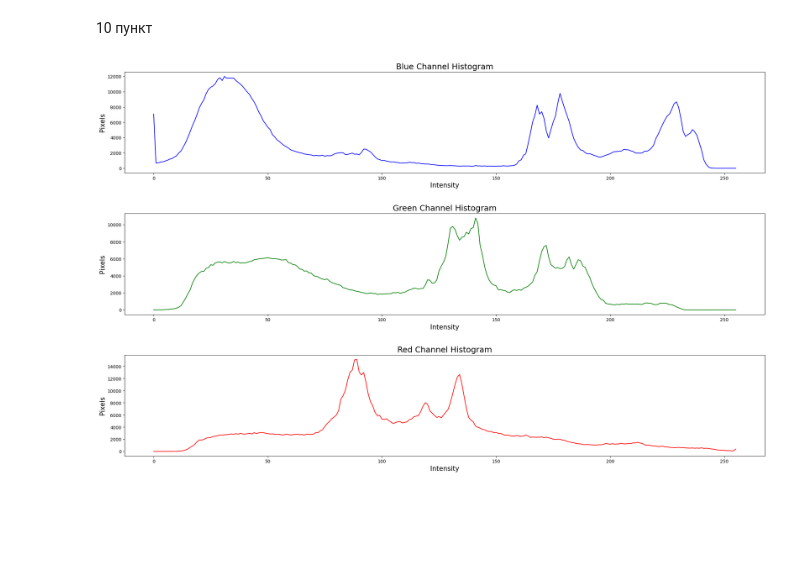
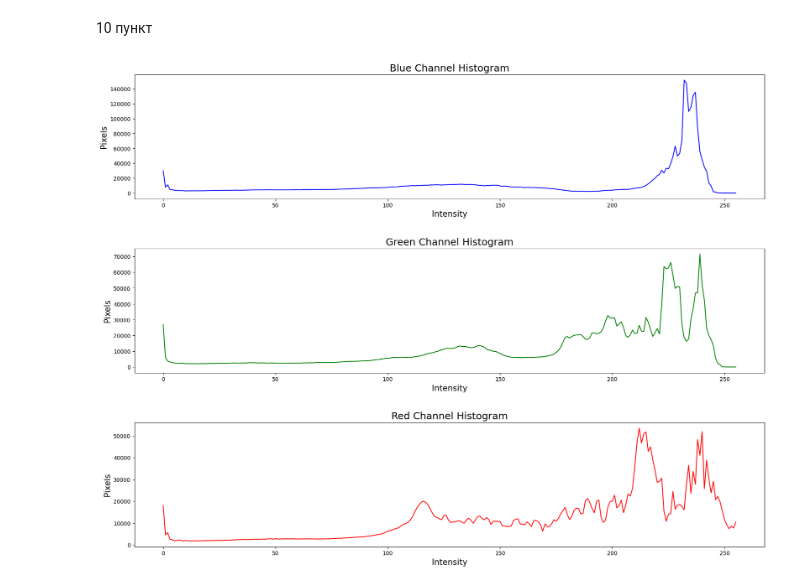
Before and after one commit to comandir26/Analysis, a Jupyter notebook: main.ipynb, the cells around one changed output. Drawn from its saved outputs; the diff is of its cells as text; code cells hidden in the pictures; blank space fills up the shorter version.

```diff
--- a/main.ipynb
+++ b/main.ipynb
@@ -194,7 +234,7 @@ def get_gists(data: pd.DataFrame, class_name: int) -> List[np.ndarray]:
     Список векторов numpy
     """
     class_data = split_class(data, class_name)
-    image = cv2.imread(class_data[class_data['Class'] == class_name]['AbsPath'][random.randint(0, 1002)])
+    image = cv2.imread(class_data['AbsPath'][random.randint(0, len(class_data) - 1)])
     hists = []
     for i in range(3):
         hist = cv2.calcHist([image], [i], None, [256], [0, 256])
@@ -203,32 +243,32 @@ def get_gists(data: pd.DataFrame, class_name: int) -> List[np.ndarray]:
 # %% [markdown]
 10 пункт
 # %%
-hists = get_gists(df, 1)
+hists = get_gists(df, 0)
 
-fig = plt.figure(figsize=(25, 15))
+fig = plt.figure(figsize=(20, 15))
 plt.subplots_adjust(left=0.1, bottom=0.1, right=0.9, top=0.9, wspace=0.4, hspace=0.4)
 
 fig.add_subplot(3, 1, 1)
 plt.title('Blue Channel Histogram', fontsize = 18)
 plt.plot(hists[0], color = 'b')
 #plt.hist(hists[0], color='b')
 plt.xlabel('Intensity', fontsize = 15)
 plt.ylabel('Pixels', fontsize = 15)
 
 fig.add_subplot(3, 1, 2)
 plt.title('Green Channel Histogram', fontsize = 18)
 plt.plot(hists[1], color = 'g')
 #plt.hist(hists[1], color='g')
 plt.xlabel('Intensity', fontsize = 15)
 plt.ylabel('Pixels', fontsize = 15)
 
 fig.add_subplot(3, 1, 3)
 plt.title('Red Channel Histogram', fontsize = 18)
 plt.plot(hists[2], color = 'r')
 #plt.hist(hists[2], color='r')
 plt.xlabel('Intensity', fontsize = 15)
 plt.ylabel('Pixels', fontsize = 15)
 
 plt.show()
 # %% [output]
-[figure, old version]
+[figure, new version]
```
Also changed, not shown: parts of 7 cells of this notebook.
